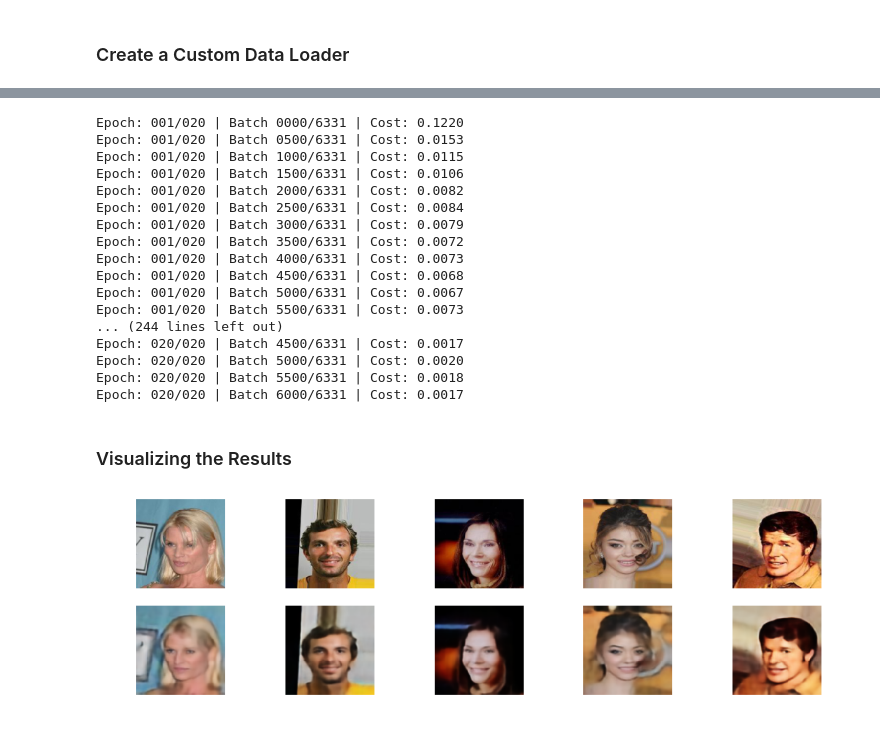
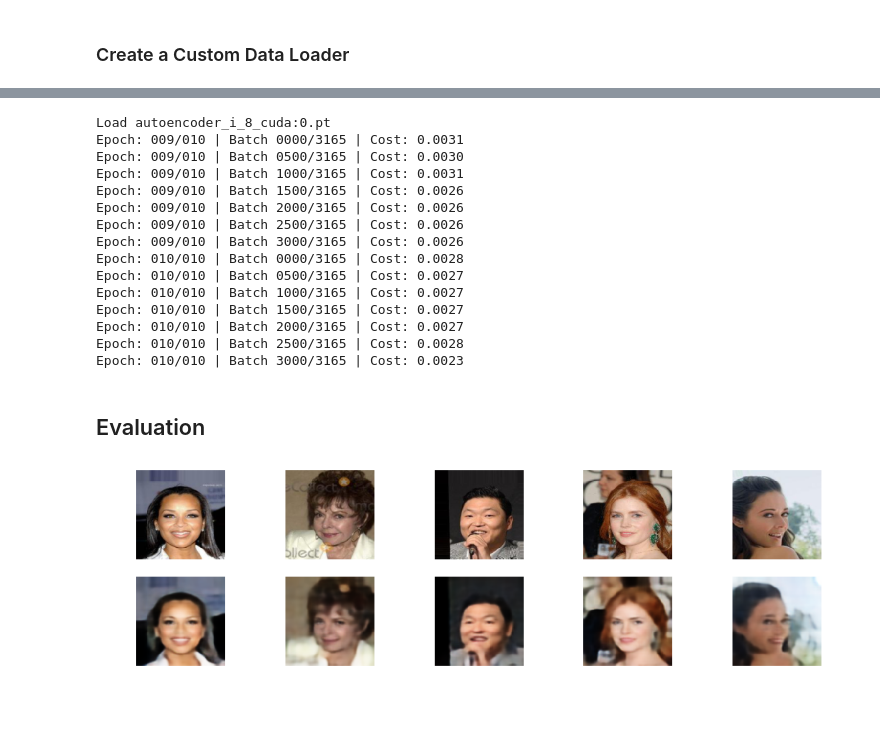
Before and after one commit to rasbt/deep-learning-book, a Jupyter notebook: code/model_zoo/pytorch_ipynb/autoencoder-conv-2.ipynb, the cells around one changed output, grey strips where cells are left out. Saved outputs shown, nothing was run; the diff lists cells and outputs as text; code cells hidden in the pictures.

```diff
--- a/code/model_zoo/pytorch_ipynb/autoencoder-conv-2.ipynb
+++ b/code/model_zoo/pytorch_ipynb/autoencoder-conv-2.ipynb
@@ -33,3 +54,5 @@ curl: Saved to filename 'img_align_celeba.zip'
 # %% [markdown]
 ### Create a Custom Data Loader
+# %%
+batch_size = 64
 # %%
@@ -163,13 +171,13 @@ class AutoEncoder(nn.Module):
         # Reinitialize weights using He initialization
         for m in self.modules():
             if isinstance(m, torch.nn.Conv2d):
-                m.weight.data = kaiming_normal(m.weight.data)
+                nn.init.kaiming_normal_(m.weight.data)
                 m.bias.data.zero_()
             elif isinstance(m, torch.nn.ConvTranspose2d):
-                m.weight.data = kaiming_normal(m.weight.data)
+                nn.init.kaiming_normal_(m.weight.data)
                 m.bias.data.zero_()
             elif isinstance(m, torch.nn.Linear):
-                m.weight.data = kaiming_normal(m.weight.data)
+                nn.init.kaiming_normal_(m.weight.data)
                 m.bias.data.zero_()
 
 
@@ -268,10 +276,7 @@ epoch_start = 1
 
 torch.manual_seed(random_seed)
 model = AutoEncoder(in_channels=3, dec_channels=32, latent_size=1000)
-
-if torch.cuda.is_available():
-    model.cuda()
-
+model = model.to(device)
 
 optimizer = torch.optim.Adam(model.parameters(), lr=learning_rate)
 
@@ -282,8 +287,6 @@ optimizer = torch.optim.Adam(model.parameters(), lr=learning_rate)
 # the training process gets interrupted,
 # we will not have to start training it
 # from scratch
-import os
-
 files = os.listdir()
 
 for f in files:
@@ -291,7 +294,6 @@ for f in files:
         print('Load', f)
         epoch_start = int(f.split('_')[-2]) + 1
         model.load_state_dict(torch.load(f))
-        model.cuda()
         break
 ##################
 
@@ -302,10 +304,7 @@ for epoch in range(epoch_start, num_epochs+1):
     for batch_idx, features in enumerate(train_loader):
 
         # don't need labels, only the images (features)
-        features = Variable(features)
-
-        if torch.cuda.is_available():
-            features = features.cuda()
+        features = features.to(device)
 
         ### FORWARD AND BACK PROP
         latent_vector, decoded = model(features)
@@ -321,68 +320,67 @@ for epoch in range(epoch_start, num_epochs+1):
         if not batch_idx % 500:
             print ('Epoch: %03d/%03d | Batch %04d/%04d | Cost: %.4f'
                    %(epoch, num_epochs, batch_idx,
-                     len(train_dataset)//batch_size, cost.data[0]))
+                     len(train_dataset)//batch_size, cost.data))
 
-    if os.path.isfile('autoencoder_i_%d_cpu.pt' % (epoch-1)):
-        os.remove('autoencoder_i_%d_cpu.pt' % (epoch-1))
-    torch.save(model.cpu().state_dict(), 'autoencoder_51_i_%d_cpu.pt' % epoch)
-    model.cuda()
+
+    # Save model
+    if os.path.isfile('autoencoder_i_%d_%s.pt' % (epoch-1, device)):
+        os.remove('autoencoder_i_%d_%s.pt' % (epoch-1, device))
+    torch.save(model.state_dict(), 'autoencoder_i_%d_%s.pt' % (epoch, device))
 # %% [output]
-Epoch: 001/020 | Batch 0000/6331 | Cost: 0.1220
-Epoch: 001/020 | Batch 0500/6331 | Cost: 0.0153
-Epoch: 001/020 | Batch 1000/6331 | Cost: 0.0115
-Epoch: 001/020 | Batch 1500/6331 | Cost: 0.0106
-Epoch: 001/020 | Batch 2000/6331 | Cost: 0.0082
-Epoch: 001/020 | Batch 2500/6331 | Cost: 0.0084
-Epoch: 001/020 | Batch 3000/6331 | Cost: 0.0079
-Epoch: 001/020 | Batch 3500/6331 | Cost: 0.0072
-Epoch: 001/020 | Batch 4000/6331 | Cost: 0.0073
-Epoch: 001/020 | Batch 4500/6331 | Cost: 0.0068
-Epoch: 001/020 | Batch 5000/6331 | Cost: 0.0067
-Epoch: 001/020 | Batch 5500/6331 | Cost: 0.0073
-... (244 lines left out)
-Epoch: 020/020 | Batch 4500/6331 | Cost: 0.0017
-Epoch: 020/020 | Batch 5000/6331 | Cost: 0.0020
-Epoch: 020/020 | Batch 5500/6331 | Cost: 0.0018
-Epoch: 020/020 | Batch 6000/6331 | Cost: 0.0017
+Load autoencoder_i_8_cuda:0.pt
+Epoch: 009/010 | Batch 0000/3165 | Cost: 0.0031
+Epoch: 009/010 | Batch 0500/3165 | Cost: 0.0030
+Epoch: 009/010 | Batch 1000/3165 | Cost: 0.0031
+Epoch: 009/010 | Batch 1500/3165 | Cost: 0.0026
+Epoch: 009/010 | Batch 2000/3165 | Cost: 0.0026
+Epoch: 009/010 | Batch 2500/3165 | Cost: 0.0026
+Epoch: 009/010 | Batch 3000/3165 | Cost: 0.0026
+Epoch: 010/010 | Batch 0000/3165 | Cost: 0.0028
+Epoch: 010/010 | Batch 0500/3165 | Cost: 0.0027
+Epoch: 010/010 | Batch 1000/3165 | Cost: 0.0027
+Epoch: 010/010 | Batch 1500/3165 | Cost: 0.0027
+Epoch: 010/010 | Batch 2000/3165 | Cost: 0.0027
+Epoch: 010/010 | Batch 2500/3165 | Cost: 0.0028
+Epoch: 010/010 | Batch 3000/3165 | Cost: 0.0023
-# %% [markdown]
-### Visualizing the Results
+# %% [markdown]
+## Evaluation
 # %%
 %matplotlib inline
 import matplotlib.pyplot as plt
-from torch.autograd import Variable
 
 
 model = AutoEncoder(in_channels=3, dec_channels=32, latent_size=1000)
-model.load_state_dict(torch.load('autoencoder_i_20_cpu.pt'))
+model = model.to(device)
+model.load_state_dict(torch.load('autoencoder_i_10_%s.pt' % device))
 model.eval()
 torch.manual_seed(random_seed)
 
 for batch_idx, features in enumerate(train_loader):
-    features = Variable(features)
+    features = features.to(device)
     logits, decoded = model(features)
     break
 
 
 
 ##########################
 ### VISUALIZATION
 ##########################
 
 n_images = 5
 
 fig, axes = plt.subplots(nrows=2, ncols=n_images,
                          sharex=True, sharey=True, figsize=(18, 5))
-orig_images = features.data.numpy()[:n_images]
+orig_images = features.data.cpu().numpy()[:n_images]
 orig_images = np.moveaxis(orig_images, 1, -1)
 
-decoded_images = decoded.data.numpy()[:n_images]
+decoded_images = decoded.data.cpu().numpy()[:n_images]
 decoded_images = np.moveaxis(decoded_images, 1, -1)
 
 
 for i in range(n_images):
     for ax, img in zip(axes, [orig_images, decoded_images]):
         ax[i].axis('off')
         ax[i].imshow(img[i])
 # %% [output]
-[figure, old version]
+[figure, new version]
```
Also changed, not shown: parts of 14 cells of this notebook, 8 other files.
